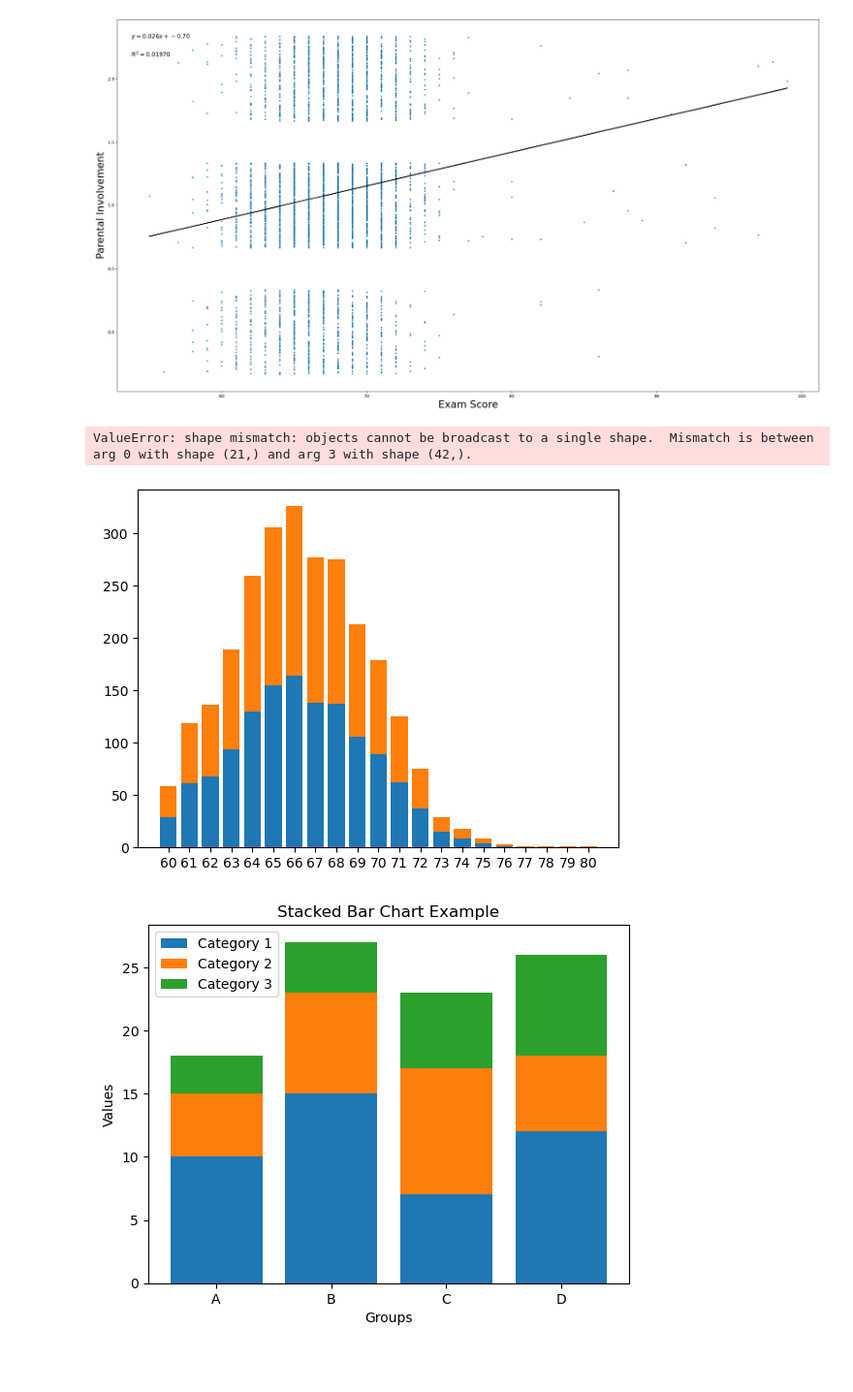
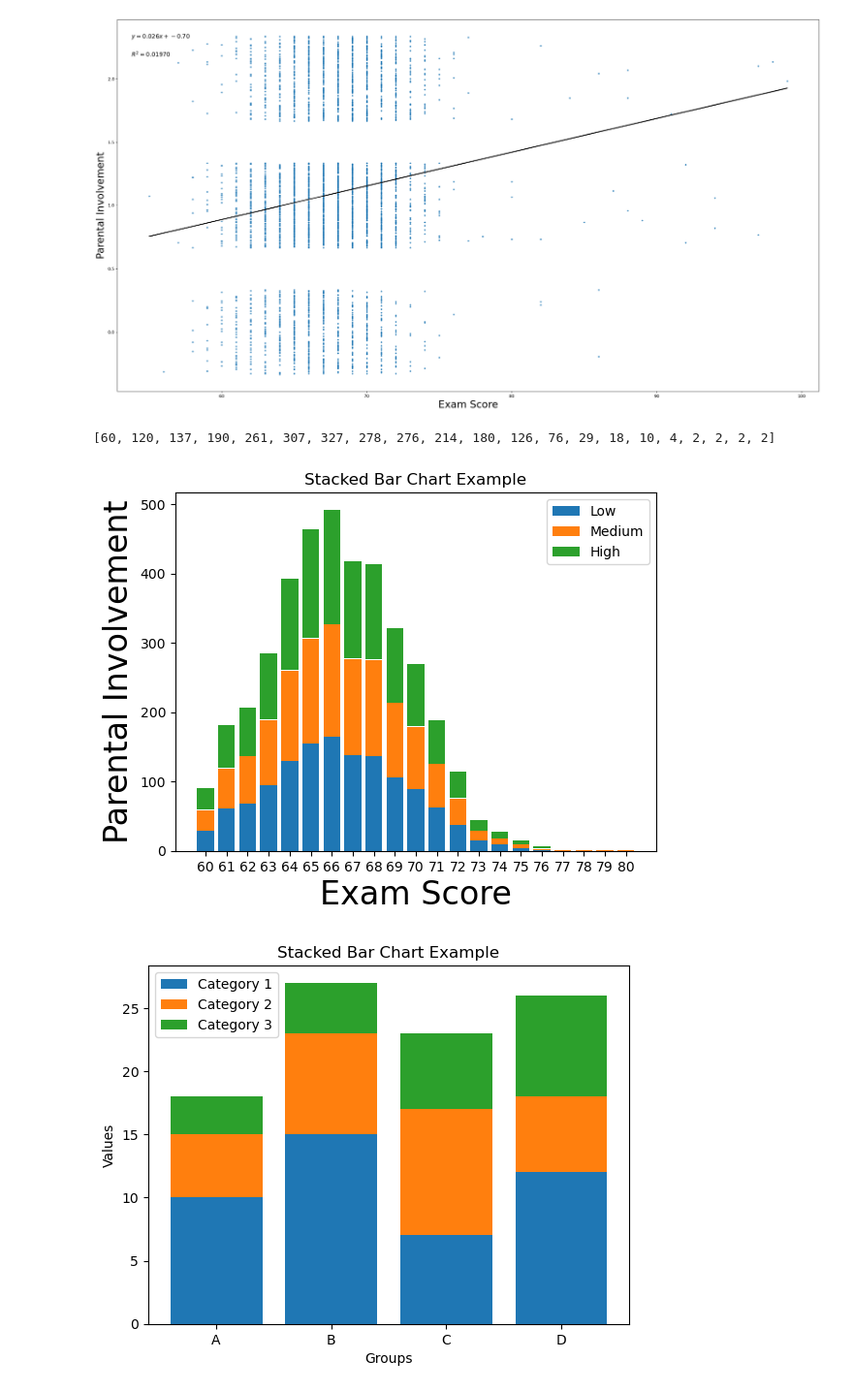
Before and after one commit to ribells/sammy-bruce, a Jupyter notebook: week3/Sammy_workbook-week3-edit.ipynb, the cells around one changed output. Shown at 97% size. Cells and saved outputs as stored; diff of their text form; code cells hidden in the pictures; blank space fills up the shorter version.

Commit message:
Add Sammy's Bar Chart Technique
Add Sammy's Bar Chart Technique

```diff
--- a/week3/Sammy_workbook-week3-edit.ipynb
+++ b/week3/Sammy_workbook-week3-edit.ipynb
@@ -14,6 +12,7 @@ Matplotlib created a temporary config/cache directory at /var/folders/zf/49prmn_
 # %%
 #Student Performance Data Set
 students = pd.read_csv('StudentPerformanceFactors.csv', sep=",")
+exam = pd.read_csv('ExamScore.csv', sep=",")
 # %%
 students.head()
 # %% [output]
@@ -259,44 +258,50 @@ import matplotlib.pyplot as plt
 import numpy as np
 
 parent = students["Parental_Involvement"]
-score = students["Exam_Score"]
+score = exam["Exam_Score"]
 
 # Sample data
-categories = ['Low', 'Medium', 'High']
+categories = ['60', '61', '62', '63', '64', '65', '66', '67', '68', '69', '70', '71', '72', '73', '74', '75', '76', '77', '78', '79', '80']
 
-low = [0,0,0,0,0,0,0,0,0,0,0,0,0,0,0,0,0,0,0,0,0]
-med = [0,0,0,0,0,0,0,0,0,0,0,0,0,0,0,0,0,0,0,0,0]
+low =  [0,0,0,0,0,0,0,0,0,0,0,0,0,0,0,0,0,0,0,0,0]
+med =  [0,0,0,0,0,0,0,0,0,0,0,0,0,0,0,0,0,0,0,0,0]
 high = [0,0,0,0,0,0,0,0,0,0,0,0,0,0,0,0,0,0,0,0,0]
+mah =  [0,0,0,0,0,0,0,0,0,0,0,0,0,0,0,0,0,0,0,0,0]
 
 for i in range(0, len(score)):
     if score.iloc[i]>59 and score.iloc[i]<81:
         if parent.iloc[i] == "Low":
             low[score.iloc[i]-60] = low[score.iloc[i]-60] + 1
         elif parent.iloc[i] == "High":
             med[score.iloc[i]-60] = low[score.iloc[i]-60] + 1
         else:
             high[score.iloc[i]-60] = low[score.iloc[i]-60] + 1
 
+for m in range(0, len(mah)):
+    mah[m] = med[m] + high[m]
+
+print(mah)
+
 # Create the first layer (bottom)
 plt.bar(categories, low, label='Low')
 
 # Create the second layer on top of the first
 # The 'bottom' argument is the height of the previous layer
 plt.bar(categories, med, bottom=low, label='Medium')
 
 # Create the third layer on top of the second
 # The 'bottom' argument is the cumulative sum of the previous layers
-plt.bar(categories, high, bottom=low + med, label='High')
+plt.bar(categories, high, bottom=mah, label='High')
 
 # Add labels, title, and legend
 plt.xlabel("Exam Score", fontsize=24)
 plt.ylabel("Parental Involvement", fontsize=24)
 plt.title('Stacked Bar Chart Example')
 plt.legend()
 plt.show()
 # %% [output]
-ValueError: shape mismatch: objects cannot be broadcast to a single shape.  Mismatch is between arg 0 with shape (21,) and arg 3 with shape (42,).
+[60, 120, 137, 190, 261, 307, 327, 278, 276, 214, 180, 126, 76, 29, 18, 10, 4, 2, 2, 2, 2]
-[figure, old version]
+[figure, new version]
 # %%
 import matplotlib.pyplot as plt
 import numpy as np
```
Also changed, not shown: parts of 1 cell of this notebook.
